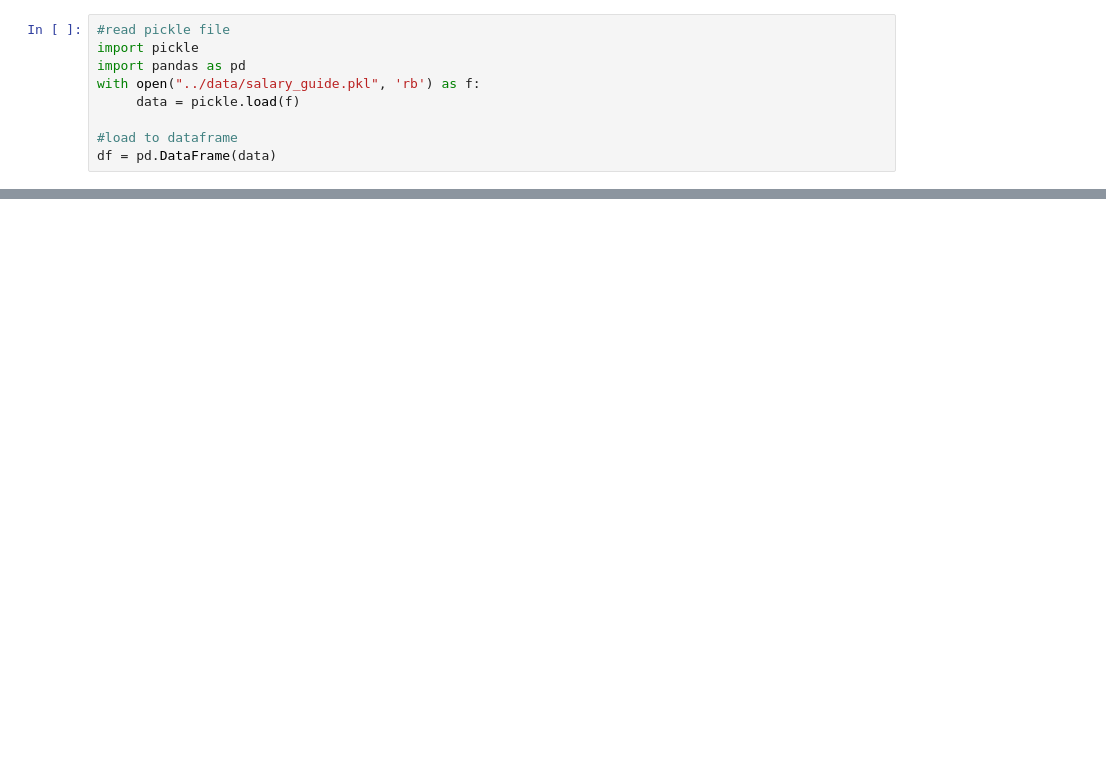
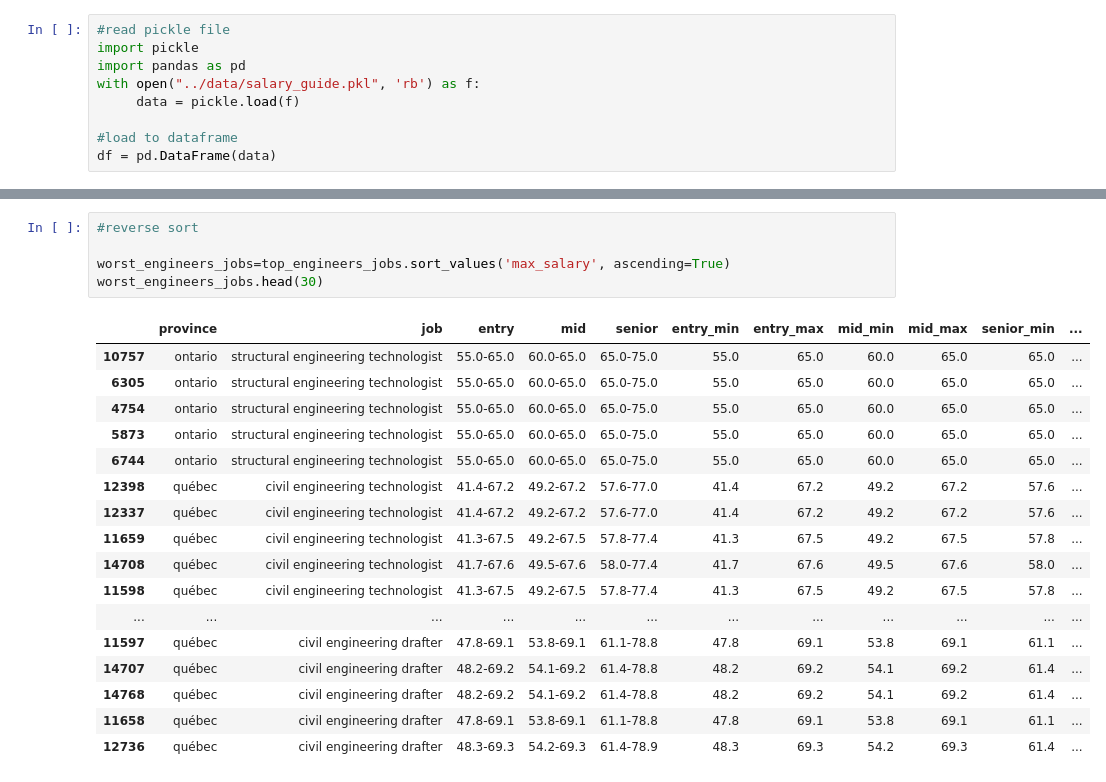
Before and after one commit to mrBlackHat777/Salary_Canada, a Jupyter notebook: sandbox/salary_exploratio.ipynb, the cells around one changed output, grey strips where cells are left out. Saved outputs shown, nothing was run; the diff lists cells and outputs as text; blank space fills up the shorter version.

```diff
--- a/sandbox/salary_exploratio.ipynb
+++ b/sandbox/salary_exploratio.ipynb
@@ -25,0 +90,23 @@ df
+# %%
+#reverse sort
+
+worst_engineers_jobs=top_engineers_jobs.sort_values('max_salary', ascending=True)
+worst_engineers_jobs.head(30)
+# %% [output]
+|  | province | job | entry | mid | senior | entry_min | entry_max | mid_min | mid_max | senior_min | ... |
+| 10757 | ontario | structural engineering technologist | 55.0-65.0 | 60.0-65.0 | 65.0-75.0 | 55.0 | 65.0 | 60.0 | 65.0 | 65.0 | ... |
+| 6305 | ontario | structural engineering technologist | 55.0-65.0 | 60.0-65.0 | 65.0-75.0 | 55.0 | 65.0 | 60.0 | 65.0 | 65.0 | ... |
+| 4754 | ontario | structural engineering technologist | 55.0-65.0 | 60.0-65.0 | 65.0-75.0 | 55.0 | 65.0 | 60.0 | 65.0 | 65.0 | ... |
+| 5873 | ontario | structural engineering technologist | 55.0-65.0 | 60.0-65.0 | 65.0-75.0 | 55.0 | 65.0 | 60.0 | 65.0 | 65.0 | ... |
+| 6744 | ontario | structural engineering technologist | 55.0-65.0 | 60.0-65.0 | 65.0-75.0 | 55.0 | 65.0 | 60.0 | 65.0 | 65.0 | ... |
+| 12398 | québec | civil engineering technologist | 41.4-67.2 | 49.2-67.2 | 57.6-77.0 | 41.4 | 67.2 | 49.2 | 67.2 | 57.6 | ... |
+| 12337 | québec | civil engineering technologist | 41.4-67.2 | 49.2-67.2 | 57.6-77.0 | 41.4 | 67.2 | 49.2 | 67.2 | 57.6 | ... |
+| 11659 | québec | civil engineering technologist | 41.3-67.5 | 49.2-67.5 | 57.8-77.4 | 41.3 | 67.5 | 49.2 | 67.5 | 57.8 | ... |
+| 14708 | québec | civil engineering technologist | 41.7-67.6 | 49.5-67.6 | 58.0-77.4 | 41.7 | 67.6 | 49.5 | 67.6 | 58.0 | ... |
+| 11598 | québec | civil engineering technologist | 41.3-67.5 | 49.2-67.5 | 57.8-77.4 | 41.3 | 67.5 | 49.2 | 67.5 | 57.8 | ... |
+| ... | ... | ... | ... | ... | ... | ... | ... | ... | ... | ... | ... |
+| 11597 | québec | civil engineering drafter | 47.8-69.1 | 53.8-69.1 | 61.1-78.8 | 47.8 | 69.1 | 53.8 | 69.1 | 61.1 | ... |
+| 14707 | québec | civil engineering drafter | 48.2-69.2 | 54.1-69.2 | 61.4-78.8 | 48.2 | 69.2 | 54.1 | 69.2 | 61.4 | ... |
+| 14768 | québec | civil engineering drafter | 48.2-69.2 | 54.1-69.2 | 61.4-78.8 | 48.2 | 69.2 | 54.1 | 69.2 | 61.4 | ... |
+| 11658 | québec | civil engineering drafter | 47.8-69.1 | 53.8-69.1 | 61.1-78.8 | 47.8 | 69.1 | 53.8 | 69.1 | 61.1 | ... |
+| 12736 | québec | civil engineering drafter | 48.3-69.3 | 54.2-69.3 | 61.4-78.9 | 48.3 | 69.3 | 54.2 | 69.3 | 61.4 | ... |
```
Also changed, not shown: parts of 6 cells of this notebook, 4 other files.
